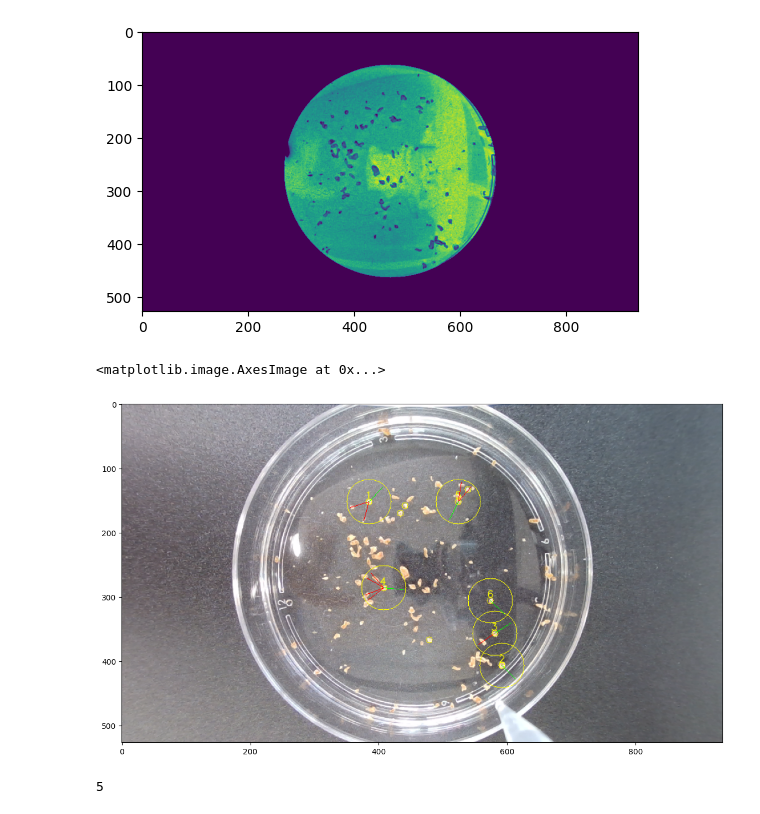
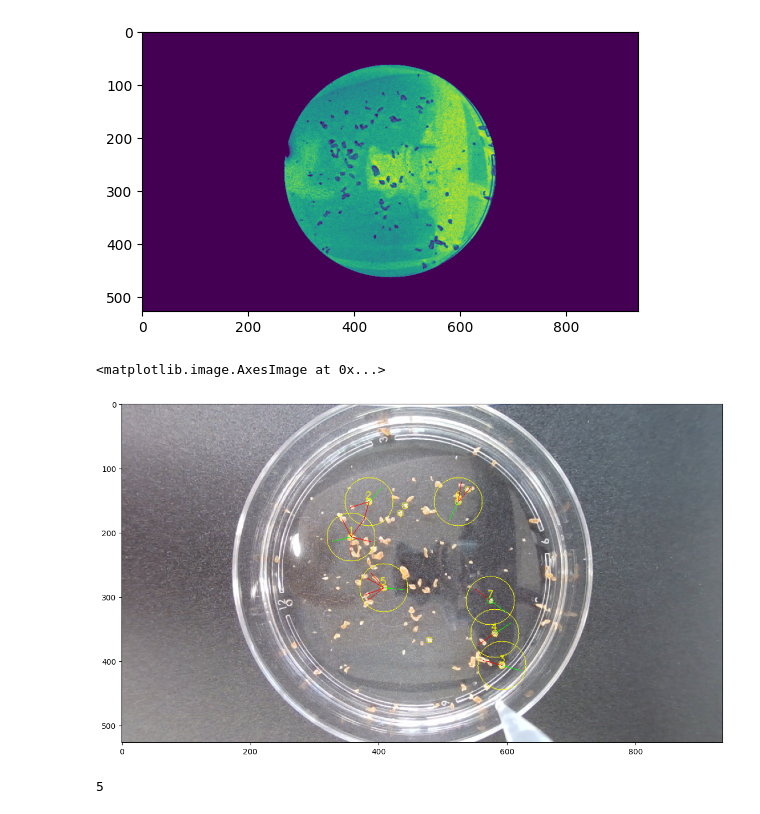
Before and after one commit to APraplan/Tissue-explant-project, a Jupyter notebook: Developpement/CV3.ipynb, the cells around one changed output. Cells and saved outputs as stored; diff of their text form; code cells hidden in the pictures.

```diff
--- a/Developpement/CV3.ipynb
+++ b/Developpement/CV3.ipynb
@@ -184,7 +185,7 @@ def distance(keypoint1, keypoint2):
 # %%
 out = image.copy()
 
-close_radius = 35
+close_radius = 38
 too_close_radius = 15
 
 sample_detector = create_sample_detector()
@@ -278,34 +279,37 @@ else:
         angles_diff = []
         if len(angles) > 0:
             for i in range(len(angles)-1):
                 angles_diff.append(angles[i+1]-angles[i])
             angles_diff.append(2*math.pi+angles[0]-angles[-1])
 
             id_angle = angles_diff.index(max(angles_diff))
             # if id_angle == 0:
             #     optimal_angle = angles[0]
             # elif id_angle == len(angles)-1:
             #     optimal_angle = angles[-1]
             # else:
             optimal_angle = angles[id_angle]+angles_diff[id_angle]/2.0
         else:
             optimal_angle = math.pi/4.0
 
         optimal_angle = (optimal_angle + 3*math.pi) %  (2*math.pi) - math.pi
 
         if optimal_angle < -3.*math.pi/8.:
             if optimal_angle < -3.*math.pi/4.:
                 optimal_angle = math.pi
             else:
                 optimal_angle = -3.*math.pi/8.
 
         out = d_angles(out, keypoints[id_target], [optimal_angle], GREEN)
 
+    id_target = smallest_distances.index(max(smallest_distances))
+    out = d_circle(out, [keypoints[id_target]], 5, GREEN)
+
 plt.figure(figsize=(14,10))
 plt.imshow(out)
 # %% [output]
 <matplotlib.image.AxesImage at 0x...>
-[figure, old version]
+[figure, new version]
 # %%
 smallest_distances.index(max(smallest_distances))
 # %% [output]
```
Also changed, not shown: parts of 2 cells of this notebook, 5 other files.
